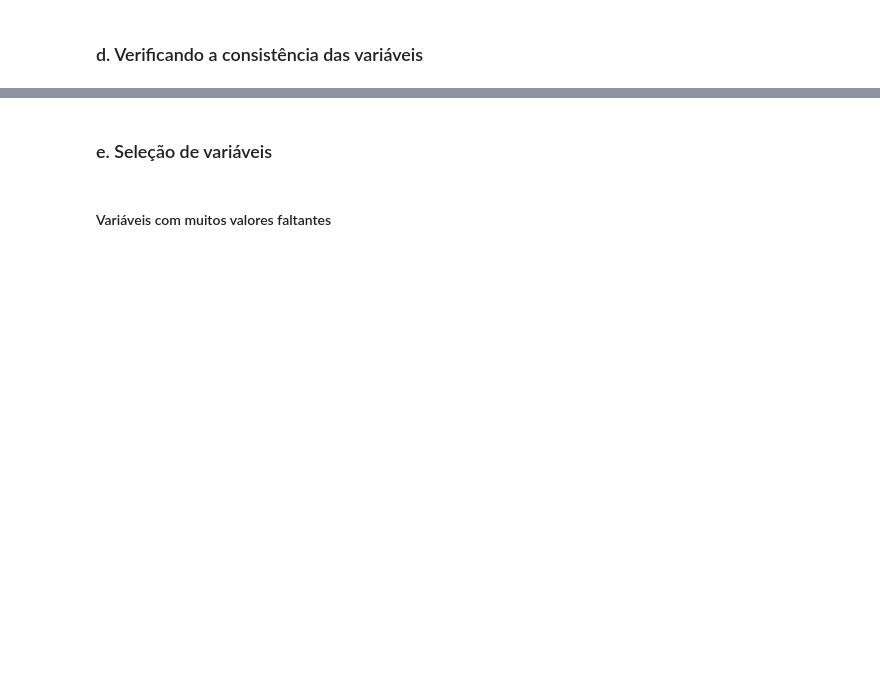
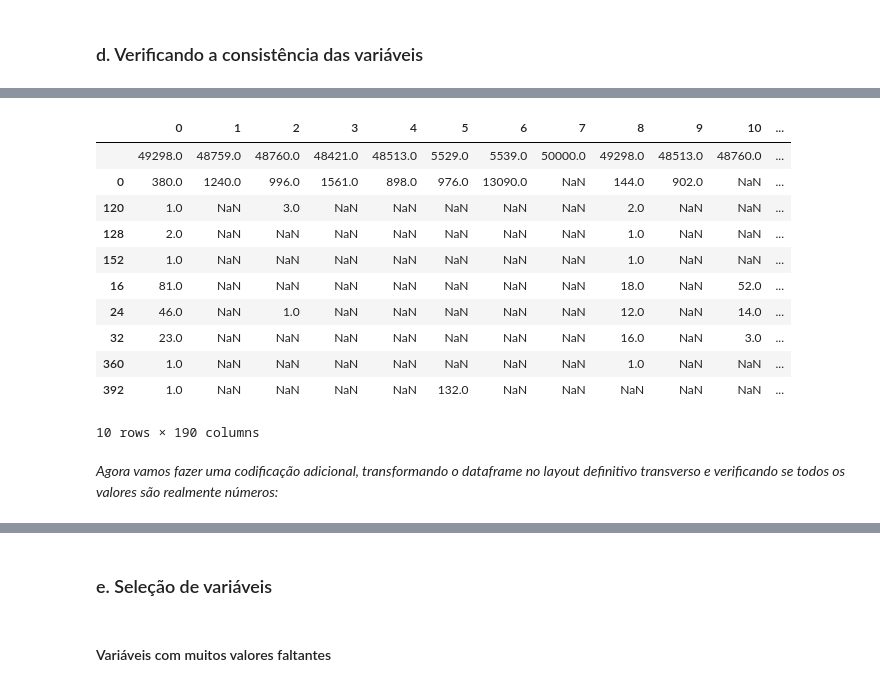
Before and after one commit to EliGorniak/KDD_Cup2009_MachineLearning_Kaggle_Project, a Jupyter notebook: KDD_Cup_2009_ML.ipynb, the cells around one changed output, grey strips where cells are left out. Saved outputs shown, nothing was run; the diff lists cells and outputs as text; code cells hidden in the pictures; blank space fills up the shorter version.

```diff
--- a/KDD_Cup_2009_ML.ipynb
+++ b/KDD_Cup_2009_ML.ipynb
@@ -62,0 +203,17 @@ array([-1,  1])
+# %%
+counts_per_column.T.head(10) # agora cada uma das linhas representa um valor e cada coluna representa uma das colunas do dataframe
+# %% [output]
+|  | 0 | 1 | 2 | 3 | 4 | 5 | 6 | 7 | 8 | 9 | 10 | ... |
+|  | 49298.0 | 48759.0 | 48760.0 | 48421.0 | 48513.0 | 5529.0 | 5539.0 | 50000.0 | 49298.0 | 48513.0 | 48760.0 | ... |
+| 0 | 380.0 | 1240.0 | 996.0 | 1561.0 | 898.0 | 976.0 | 13090.0 | NaN | 144.0 | 902.0 | NaN | ... |
+| 120 | 1.0 | NaN | 3.0 | NaN | NaN | NaN | NaN | NaN | 2.0 | NaN | NaN | ... |
+| 128 | 2.0 | NaN | NaN | NaN | NaN | NaN | NaN | NaN | 1.0 | NaN | NaN | ... |
+| 152 | 1.0 | NaN | NaN | NaN | NaN | NaN | NaN | NaN | 1.0 | NaN | NaN | ... |
+| 16 | 81.0 | NaN | NaN | NaN | NaN | NaN | NaN | NaN | 18.0 | NaN | 52.0 | ... |
+| 24 | 46.0 | NaN | 1.0 | NaN | NaN | NaN | NaN | NaN | 12.0 | NaN | 14.0 | ... |
+| 32 | 23.0 | NaN | NaN | NaN | NaN | NaN | NaN | NaN | 16.0 | NaN | 3.0 | ... |
+| 360 | 1.0 | NaN | NaN | NaN | NaN | NaN | NaN | NaN | 1.0 | NaN | NaN | ... |
+| 392 | 1.0 | NaN | NaN | NaN | NaN | 132.0 | NaN | NaN | NaN | NaN | NaN | ... |
+10 rows × 190 columns
+# %% [markdown]
+*Agora vamos fazer uma codificação adicional, transformando o dataframe no layout definitivo transverso e verificando se todos os valores são realmente números:*
```
Also changed, not shown: parts of 21 cells of this notebook.
